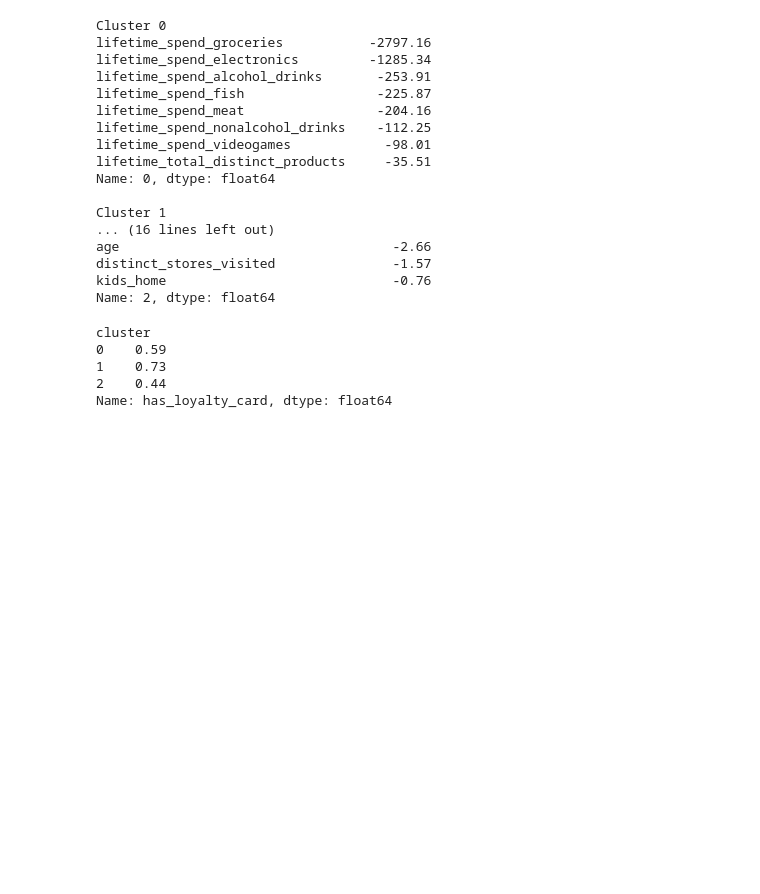
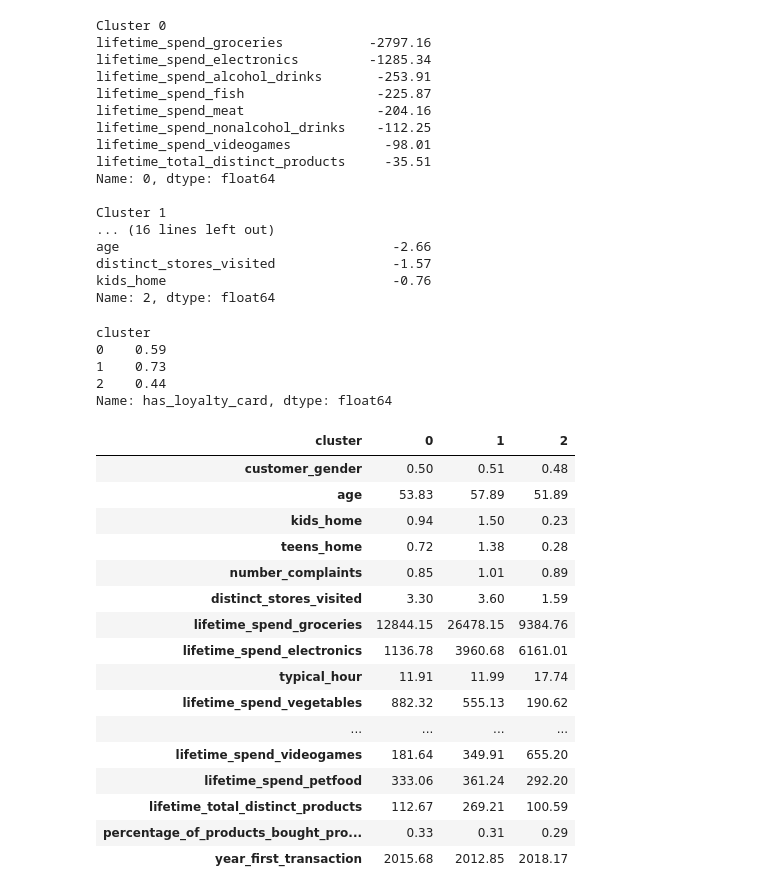
Before and after one commit to emmohan/MachineLearning2Project-, a Jupyter notebook: customer_segmentation.ipynb, the cells around one changed output. Drawn from its saved outputs; the diff is of its cells as text; code cells hidden in the pictures; blank space fills up the shorter version.

```diff
--- a/customer_segmentation.ipynb
+++ b/customer_segmentation.ipynb
@@ -417,3 +419,23 @@ cluster
 1    0.73
 2    0.44
 Name: has_loyalty_card, dtype: float64
+# %%
+cluster_profile.T
+# %% [output]
+| cluster | 0 | 1 | 2 |
+| customer_gender | 0.50 | 0.51 | 0.48 |
+| age | 53.83 | 57.89 | 51.89 |
+| kids_home | 0.94 | 1.50 | 0.23 |
+| teens_home | 0.72 | 1.38 | 0.28 |
+| number_complaints | 0.85 | 1.01 | 0.89 |
+| distinct_stores_visited | 3.30 | 3.60 | 1.59 |
+| lifetime_spend_groceries | 12844.15 | 26478.15 | 9384.76 |
+| lifetime_spend_electronics | 1136.78 | 3960.68 | 6161.01 |
+| typical_hour | 11.91 | 11.99 | 17.74 |
+| lifetime_spend_vegetables | 882.32 | 555.13 | 190.62 |
+| ... | ... | ... | ... |
+| lifetime_spend_videogames | 181.64 | 349.91 | 655.20 |
+| lifetime_spend_petfood | 333.06 | 361.24 | 292.20 |
+| lifetime_total_distinct_products | 112.67 | 269.21 | 100.59 |
+| percentage_of_products_bought_pro... | 0.33 | 0.31 | 0.29 |
+| year_first_transaction | 2015.68 | 2012.85 | 2018.17 |
```
Also changed, not shown: parts of 2 cells of this notebook.
